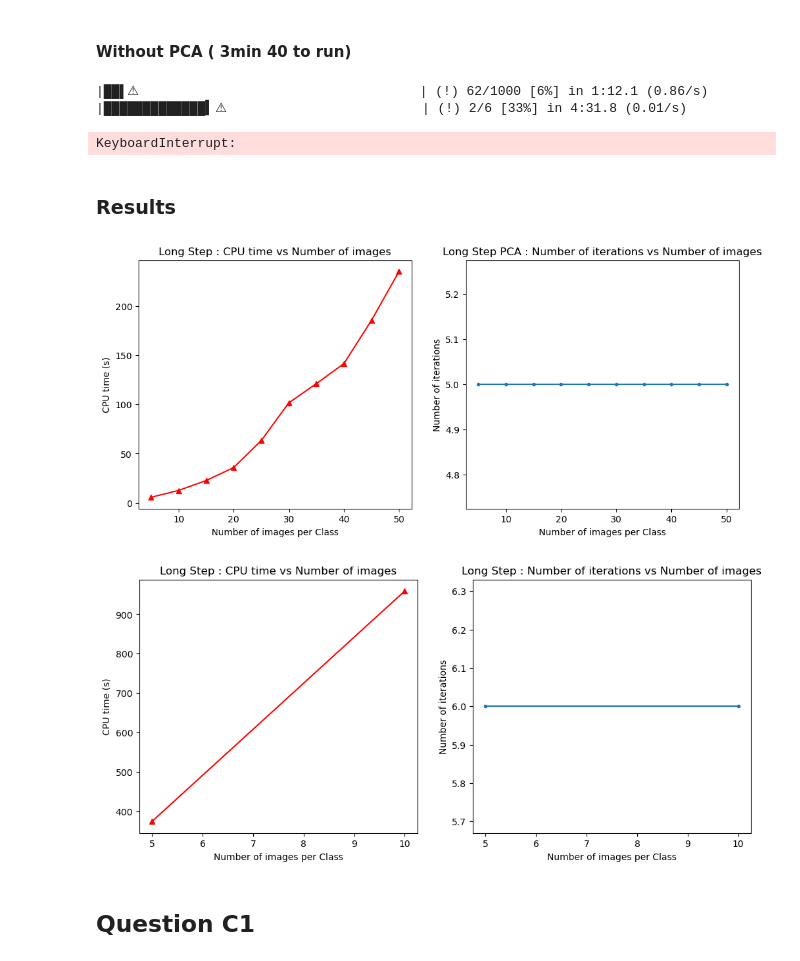
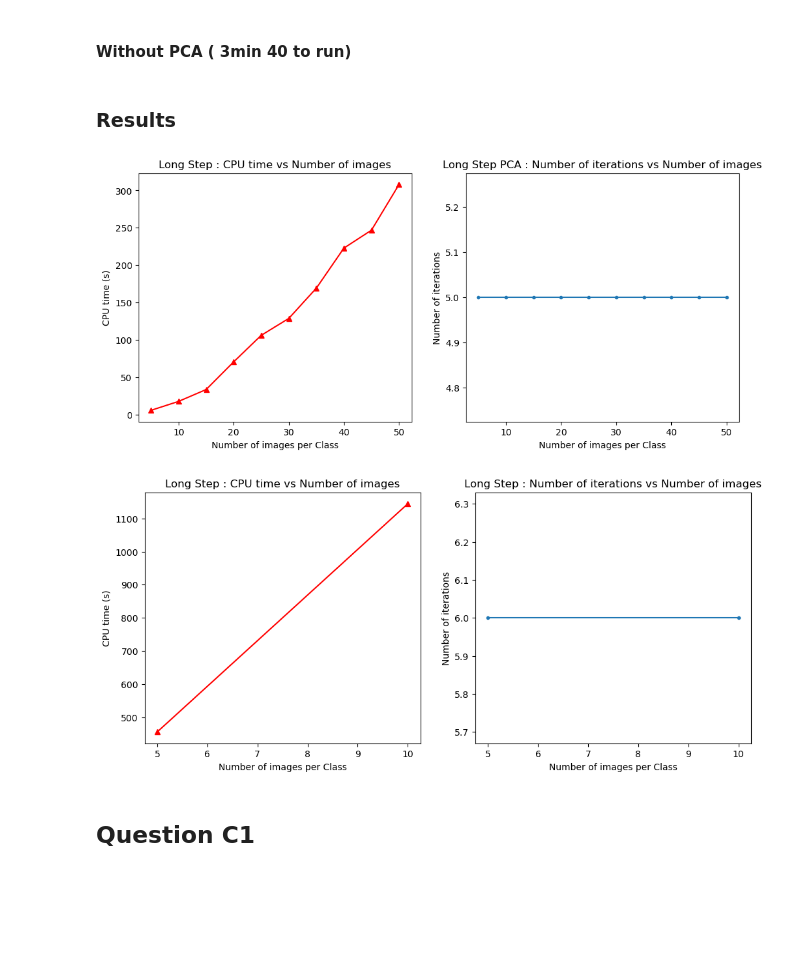
Before and after one commit to TheoHanon/Optimization, a Jupyter notebook: hw3/hW3_opti.ipynb, the cells around one changed output. Saved outputs shown, nothing was run; the diff lists cells and outputs as text; code cells hidden in the pictures; blank space fills up the shorter version.

```diff
--- a/hw3/hW3_opti.ipynb
+++ b/hw3/hW3_opti.ipynb
@@ -23,7 +16,6 @@ from sklearn.metrics import accuracy_score
 # %% [markdown]
 ### Short Step
 # %%
-
 def short_step_method(class_A, class_B, lambda_param, nu, epsilon):
 
     nA, n = class_A.vectors.shape
@@ -34,7 +26,7 @@ def short_step_method(class_A, class_B, lambda_param, nu, epsilon):
     tau = 1/4
     theta = 1/(16*np.sqrt(nu))
 
-    h, c, s, t, v, mu = init(class_A, class_B)
+    h, c, s, t, v, mu = init(class_A, class_B, tau)
     mu_final = epsilon * (1 - tau) / nu
     nmax = int(np.ceil(np.log(mu_final/mu)/np.log(1 - theta)))
     ite = 0
@@ -52,7 +44,7 @@ def short_step_method(class_A, class_B, lambda_param, nu, epsilon):
 # %%
 def long_step_method(class_A, class_B, lambda_param, nu, epsilon, theta, tau):
 
-    h, c, s, t, v, mu = init(class_A, class_B)
+    h, c, s, t, v, mu = init(class_A, class_B, tau)
 
     nA, n = class_A.vectors.shape
     nB = class_B.vectors.shape[0]
@@ -155,7 +137,7 @@ nIte_long_pca = []
 theta = .95
 epsilon = 1e-4
 lambda_param = 1
-tau = .2
+tau = .25
 
 for n in nImage_long_pca:
 
@@ -186,14 +157,14 @@ for n in nImage_long_pca:
 ## Reimport the data without the PCA
 train_imgs, test_imgs, train_labels, test_labels = import_data()
 # %%
-nImage_long = np.arange(5,15, 5) # We don't go further than 15 images because it will take too much time otherwise
+nImage_long = np.arange(5,55, 5) # We don't go further than 15 images because it will take too much time otherwise
 timeCPU_long = []
 nIte_long = []
 
 theta = .95
 epsilon = 1e-4
 lambda_param = 1
-tau = .2
+tau = .25
 
 for n in nImage_long:
 
@@ -208,45 +179,33 @@ for n in nImage_long:
 
     timeCPU_long.append(tf - t0)
     nIte_long.append(ite)
-# %% [output]
-|██▌⚠︎                                    | (!) 62/1000 [6%] in 1:12.1 (0.86/s)
-|█████████████▍⚠︎                         | (!) 2/6 [33%] in 4:31.8 (0.01/s)
-KeyboardInterrupt:
 # %% [markdown]
 ### Results
 # %%
+print("Number of iterations with PCA : ", nIte_long_pca)
+print("Number of iterations without PCA : ", nIte_long)
+
 fig, ax = plt.subplots(1, 2, figsize=(12, 5))
 ax = ax.ravel()
 
-ax[0].plot(nImage_long_pca, timeCPU_long_pca, "^-", color = "red")
+ax[0].plot(9*nImage_long_pca, timeCPU_long_pca, "^-", color = "red")
 ax[0].set_xlabel("Number of images per Class")
 ax[0].set_ylabel("CPU time (s)")
 ax[0].set_title("Long Step : CPU time vs Number of images")
 
-ax[1].plot(nImage_long_pca, nIte_long_pca, ".-")
+ax[1].plot(9*nImage_long, timeCPU_long, "^-", color = "red")
 ax[1].set_xlabel("Number of images per Class")
-ax[1].set_ylabel("Number of iterations")
-ax[1].set_title("Long Step PCA : Number of iterations vs Number of images")
+ax[1].set_ylabel("CPU time (s)")
+ax[1].set_title("Long Step : CPU time vs Number of images")
 
 plt.show()
 
-fig, ax = plt.subplots(1, 2, figsize=(12, 5))
-ax = ax.ravel()
 
-ax[0].plot(nImage_long, timeCPU_long, "^-", color = "red")
-ax[0].set_xlabel("Number of images per Class")
-ax[0].set_ylabel("CPU time (s)")
-ax[0].set_title("Long Step : CPU time vs Number of images")
-
-ax[1].plot(nImage_long, nIte_long, ".-")
-ax[1].set_xlabel("Number of images per Class")
-ax[1].set_ylabel("Number of iterations")
-ax[1].set_title("Long Step : Number of iterations vs Number of images")
 
 plt.show()
 # %% [output]
-[figure, old version]
+[figure, new version]
-[figure, old version]
+[figure, new version]
 # %% [markdown]
 ## Question C1
 # %% [markdown]
```
Also changed, not shown: parts of 10 cells of this notebook, 11 other files.
